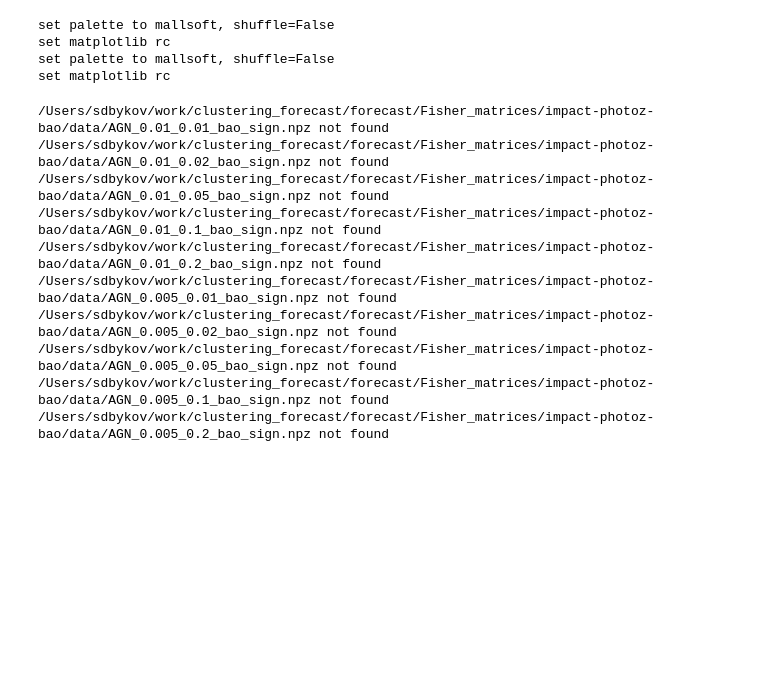
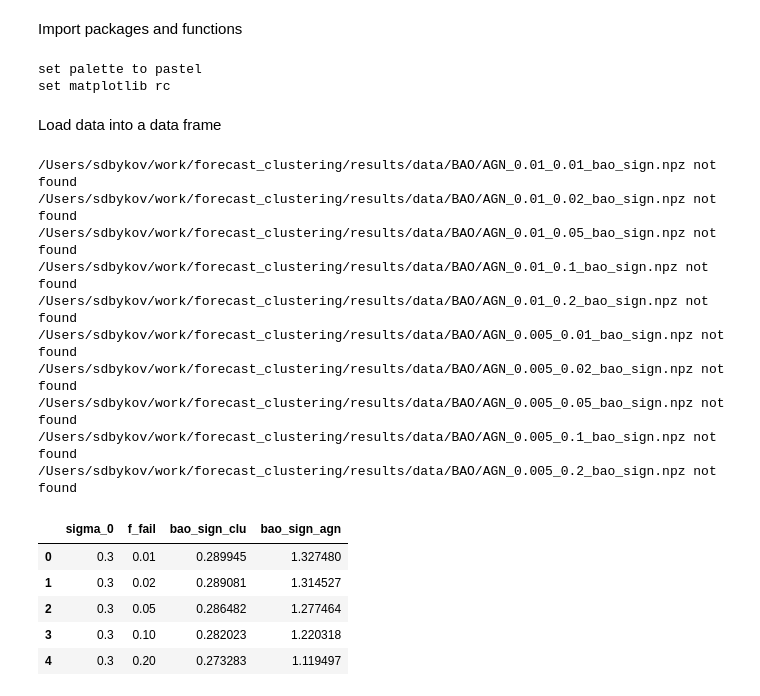
Before and after one commit to SergeiDBykov/forecast_clustering, a Jupyter notebook: notebooks/fisher_forecast/BAO/2_BAO_plot.ipynb, the cells around one changed output. Drawn from its saved outputs; the diff is of its cells as text; code cells hidden in the pictures; blank space fills up the shorter version.

```diff
--- a/notebooks/fisher_forecast/BAO/2_BAO_plot.ipynb
+++ b/notebooks/fisher_forecast/BAO/2_BAO_plot.ipynb
@@ -1,14 +1,15 @@
+# %% [markdown]
+Import packages and functions
 # %%
 import sys
 sys.path.append('../../../')
-
-
 
 import numpy as np
 import matplotlib.pyplot as plt
 from scipy.interpolate import interp2d
 from scripts.utils import  rep_path, set_mpl, path2plots
 import pandas as pd
+import seaborn as sns
 set_mpl()
 
 
@@ -25,12 +26,12 @@ f_fails_agn = np.array([0.01, 0.02, 0.05,  0.1, 0.2])
 
 
 %matplotlib inline
-savepath = rep_path + 'forecast/Fisher_matrices/impact-photoz-bao/data/'
+savepath = rep_path + 'results/data/BAO/'#'forecast/Fisher_matrices/impact-photoz-bao/data/'
 # %% [output]
-set palette to mallsoft, shuffle=False
+set palette to pastel
 set matplotlib rc
-set palette to mallsoft, shuffle=False
-set matplotlib rc
+# %% [markdown]
+Load data into a data frame
 # %%
 def load_fisher_sigma0_f_fail(sigma_0, f_fail,):
     setname_clu = f'Clusters_{sigma_0}_{f_fail}'
@@ -49,20 +50,29 @@ def load_fisher_sigma0_f_fail(sigma_0, f_fail,):
             bao_sign.append(None)
     return bao_sign
 # %%
-df_bao = pd.DataFrame(columns=['sigma_0', 'f_fail', 'bao_sign_clu', 'bao_sign_agn'])
-for sigma_0 in sigmas_all:
-    for f_fail in f_fails_all:
+#df_bao = pd.DataFrame(columns=['sigma_0', 'f_fail', 'bao_sign_clu', 'bao_sign_agn'])
+res_lits = []
+for sigma_0 in sigmas_clu:
+    for f_fail in f_fails_clu:
         bao_sign = load_fisher_sigma0_f_fail(sigma_0, f_fail)
-        df_bao = df_bao.append({'sigma_0': sigma_0, 'f_fail': f_fail, 'bao_sign_clu': bao_sign[0], 'bao_sign_agn': bao_sign[1]}, ignore_index=True)
-        #print(f'====== {sigma_0=} {f_fail=}, index = {idx} ====')
+        res_lits.append({'sigma_0': sigma_0, 'f_fail': f_fail, 'bao_sign_clu': bao_sign[0], 'bao_sign_agn': bao_sign[1]})
+
+df_bao = pd.DataFrame(res_lits)
+df_bao.head(5)
 # %% [output]
-/Users/sdbykov/work/clustering_forecast/forecast/Fisher_matrices/impact-photoz-bao/data/AGN_0.01_0.01_bao_sign.npz not found
-/Users/sdbykov/work/clustering_forecast/forecast/Fisher_matrices/impact-photoz-bao/data/AGN_0.01_0.02_bao_sign.npz not found
-/Users/sdbykov/work/clustering_forecast/forecast/Fisher_matrices/impact-photoz-bao/data/AGN_0.01_0.05_bao_sign.npz not found
-/Users/sdbykov/work/clustering_forecast/forecast/Fisher_matrices/impact-photoz-bao/data/AGN_0.01_0.1_bao_sign.npz not found
-/Users/sdbykov/work/clustering_forecast/forecast/Fisher_matrices/impact-photoz-bao/data/AGN_0.01_0.2_bao_sign.npz not found
-/Users/sdbykov/work/clustering_forecast/forecast/Fisher_matrices/impact-photoz-bao/data/AGN_0.005_0.01_bao_sign.npz not found
-/Users/sdbykov/work/clustering_forecast/forecast/Fisher_matrices/impact-photoz-bao/data/AGN_0.005_0.02_bao_sign.npz not found
-/Users/sdbykov/work/clustering_forecast/forecast/Fisher_matrices/impact-photoz-bao/data/AGN_0.005_0.05_bao_sign.npz not found
-/Users/sdbykov/work/clustering_forecast/forecast/Fisher_matrices/impact-photoz-bao/data/AGN_0.005_0.1_bao_sign.npz not found
-/Users/sdbykov/work/clustering_forecast/forecast/Fisher_matrices/impact-photoz-bao/data/AGN_0.005_0.2_bao_sign.npz not found
+/Users/sdbykov/work/forecast_clustering/results/data/BAO/AGN_0.01_0.01_bao_sign.npz not found
+/Users/sdbykov/work/forecast_clustering/results/data/BAO/AGN_0.01_0.02_bao_sign.npz not found
+/Users/sdbykov/work/forecast_clustering/results/data/BAO/AGN_0.01_0.05_bao_sign.npz not found
+/Users/sdbykov/work/forecast_clustering/results/data/BAO/AGN_0.01_0.1_bao_sign.npz not found
+/Users/sdbykov/work/forecast_clustering/results/data/BAO/AGN_0.01_0.2_bao_sign.npz not found
+/Users/sdbykov/work/forecast_clustering/results/data/BAO/AGN_0.005_0.01_bao_sign.npz not found
+/Users/sdbykov/work/forecast_clustering/results/data/BAO/AGN_0.005_0.02_bao_sign.npz not found
+/Users/sdbykov/work/forecast_clustering/results/data/BAO/AGN_0.005_0.05_bao_sign.npz not found
+/Users/sdbykov/work/forecast_clustering/results/data/BAO/AGN_0.005_0.1_bao_sign.npz not found
+/Users/sdbykov/work/forecast_clustering/results/data/BAO/AGN_0.005_0.2_bao_sign.npz not found
+|  | sigma_0 | f_fail | bao_sign_clu | bao_sign_agn |
+| 0 | 0.3 | 0.01 | 0.289945 | 1.327480 |
+| 1 | 0.3 | 0.02 | 0.289081 | 1.314527 |
+| 2 | 0.3 | 0.05 | 0.286482 | 1.277464 |
+| 3 | 0.3 | 0.10 | 0.282023 | 1.220318 |
+| 4 | 0.3 | 0.20 | 0.273283 | 1.119497 |
```
Also changed, not shown: parts of 14 cells of this notebook, 14 other files.
